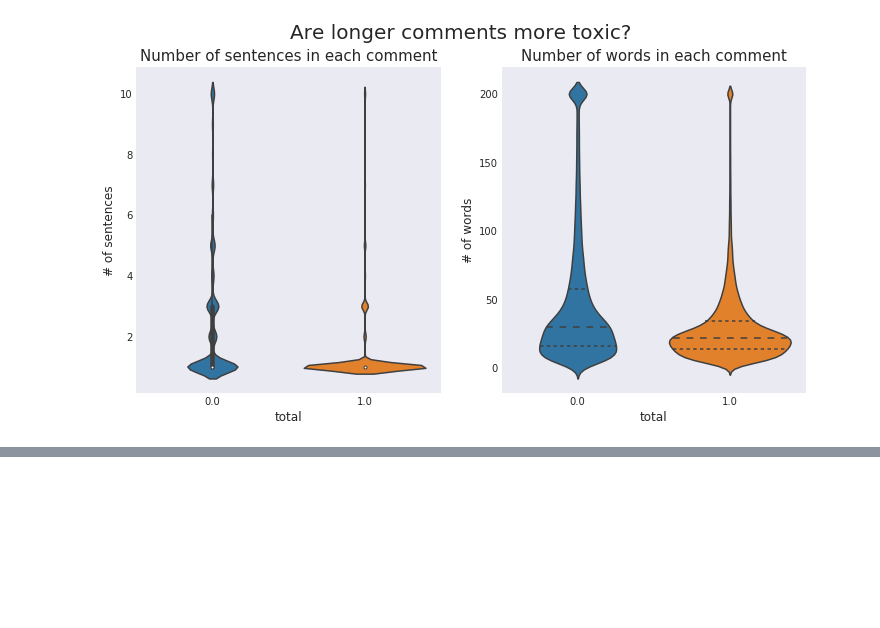
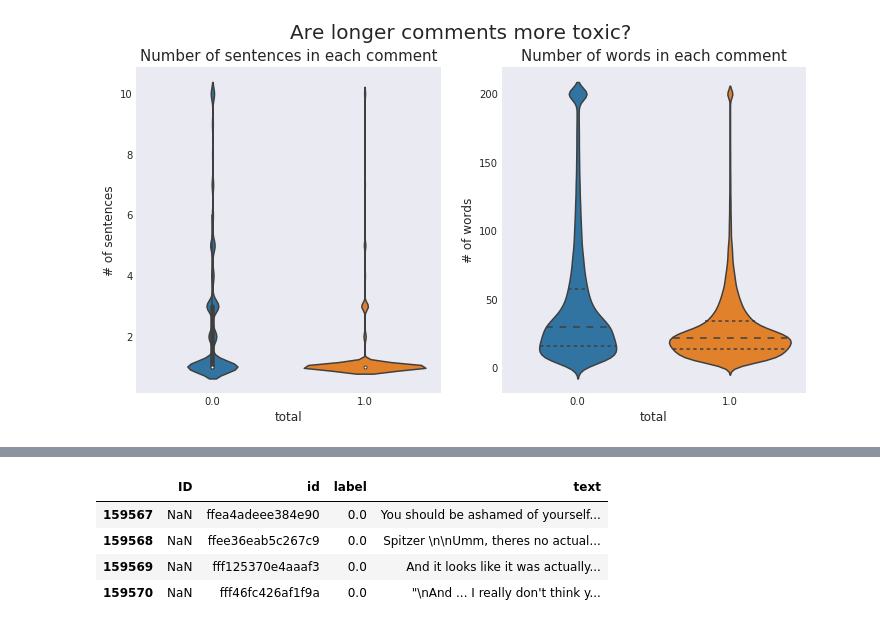
Before and after one commit to AniSkywalker/OffensiveContentDetection, a Jupyter notebook: src/EDA.ipynb, the cells around one changed output, grey strips where cells are left out. Saved outputs shown, nothing was run; the diff lists cells and outputs as text; code cells hidden in the pictures; blank space fills up the shorter version.

```diff
--- a/src/EDA.ipynb
+++ b/src/EDA.ipynb
@@ -266,0 +277,8 @@ plt.show()
+# %%
+df.tail(4)
+# %% [output]
+|  | ID | id | label | text |
+| 159567 | NaN | ffea4adeee384e90 | 0.0 | You should be ashamed of yourself... |
+| 159568 | NaN | ffee36eab5c267c9 | 0.0 | Spitzer \n\nUmm, theres no actual... |
+| 159569 | NaN | fff125370e4aaaf3 | 0.0 | And it looks like it was actually... |
+| 159570 | NaN | fff46fc426af1f9a | 0.0 | "\nAnd ... I really don't think y... |
```
Also changed, not shown: parts of 24 cells of this notebook, 1 other file.
